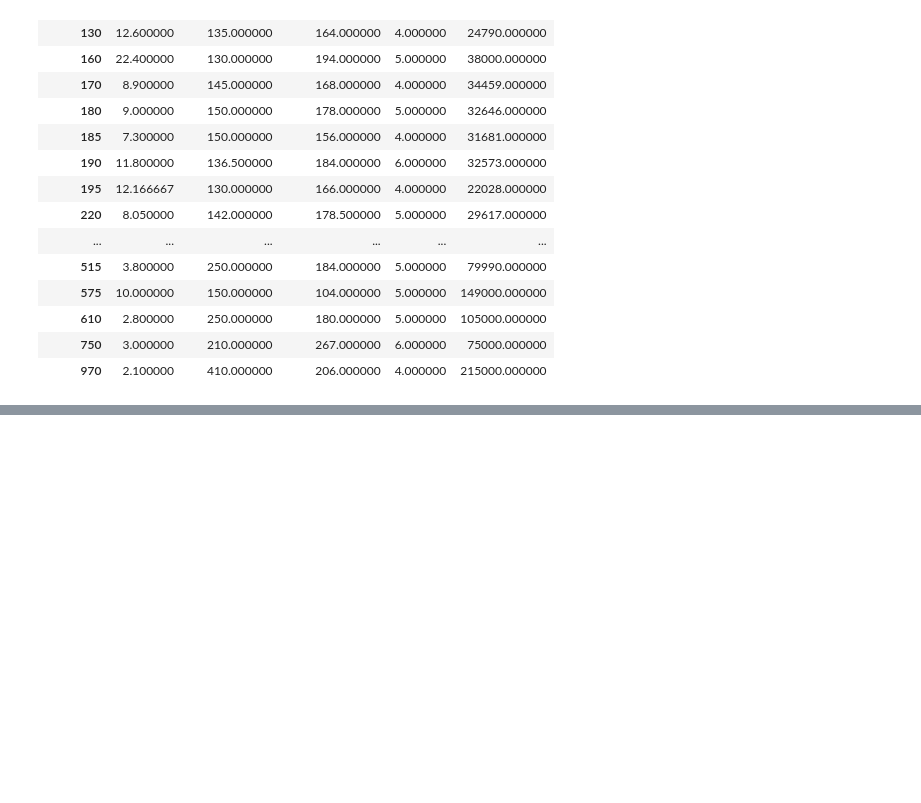
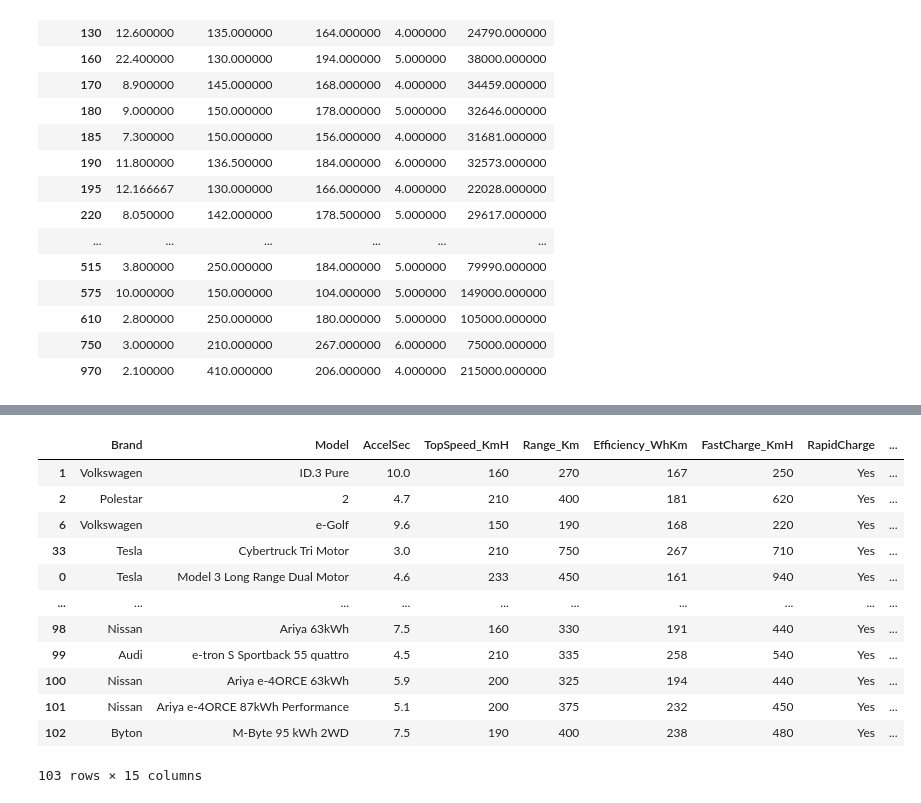
Before and after one commit to Dhruv136/45_days_Training, a Jupyter notebook: Pandas/Data_processing2.ipynb, the cells around one changed output, grey strips where cells are left out. Cells and saved outputs as stored; diff of their text form; code cells hidden in the pictures; blank space fills up the shorter version.

```diff
--- a/Pandas/Data_processing2.ipynb
+++ b/Pandas/Data_processing2.ipynb
@@ -164,0 +248,16 @@ df.groupby("Range_Km").mean(numeric_only=True)
+# %%
+df.sort_values("Age")
+# %% [output]
+|  | Brand | Model | AccelSec | TopSpeed_KmH | Range_Km | Efficiency_WhKm | FastCharge_KmH | RapidCharge | ... |
+| 1 | Volkswagen | ID.3 Pure | 10.0 | 160 | 270 | 167 | 250 | Yes | ... |
+| 2 | Polestar | 2 | 4.7 | 210 | 400 | 181 | 620 | Yes | ... |
+| 6 | Volkswagen | e-Golf | 9.6 | 150 | 190 | 168 | 220 | Yes | ... |
+| 33 | Tesla | Cybertruck Tri Motor | 3.0 | 210 | 750 | 267 | 710 | Yes | ... |
+| 0 | Tesla | Model 3 Long Range Dual Motor | 4.6 | 233 | 450 | 161 | 940 | Yes | ... |
+| ... | ... | ... | ... | ... | ... | ... | ... | ... | ... |
+| 98 | Nissan | Ariya 63kWh | 7.5 | 160 | 330 | 191 | 440 | Yes | ... |
+| 99 | Audi | e-tron S Sportback 55 quattro | 4.5 | 210 | 335 | 258 | 540 | Yes | ... |
+| 100 | Nissan | Ariya e-4ORCE 63kWh | 5.9 | 200 | 325 | 194 | 440 | Yes | ... |
+| 101 | Nissan | Ariya e-4ORCE 87kWh Performance | 5.1 | 200 | 375 | 232 | 450 | Yes | ... |
+| 102 | Byton | M-Byte 95 kWh 2WD | 7.5 | 190 | 400 | 238 | 480 | Yes | ... |
+103 rows × 15 columns
```
Also changed, not shown: parts of 22 cells of this notebook, 3 other files.
